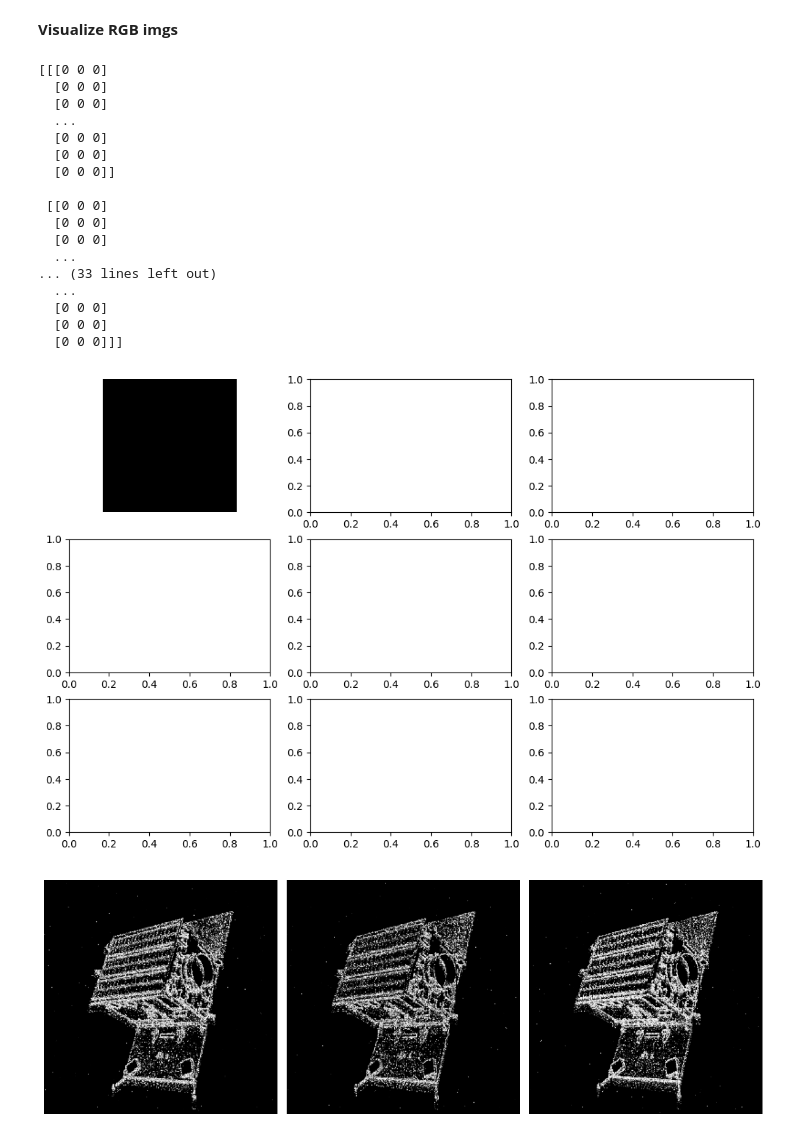
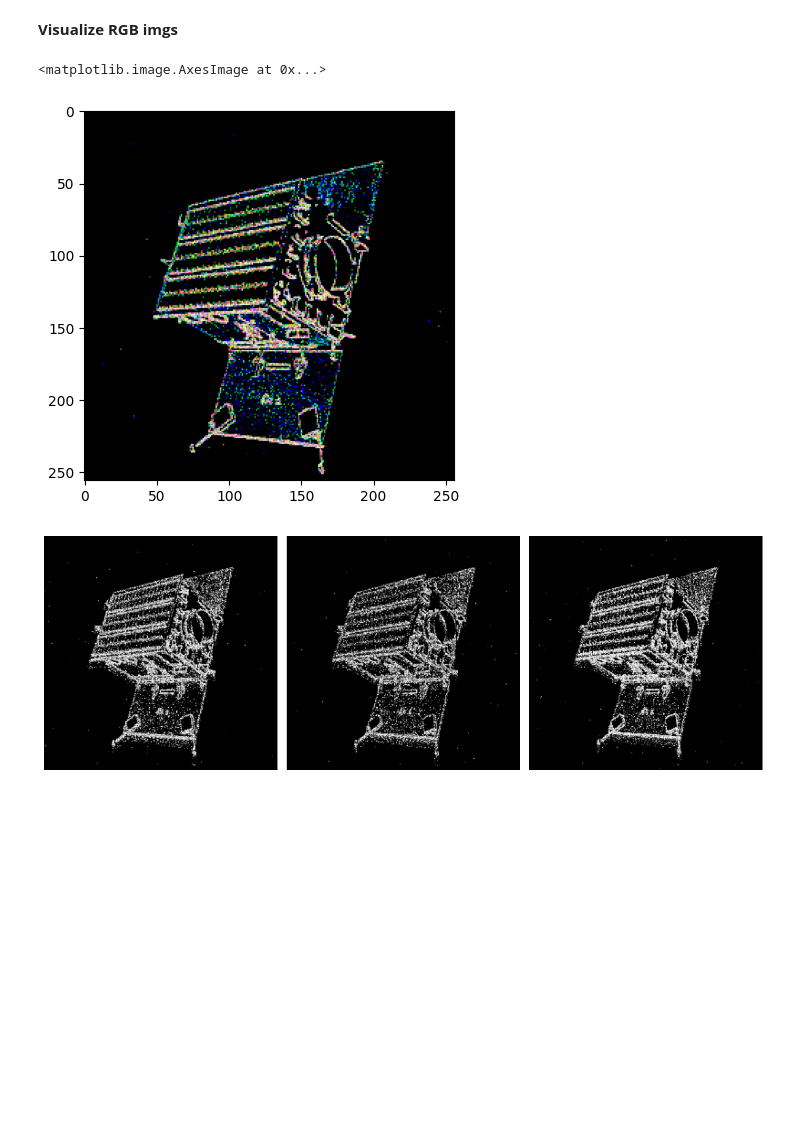
Before and after one commit to nc-fortiss/2024-nc-hackathon-AstroSpikes, a Jupyter notebook: DataLoading/data_loader_test.ipynb, the cells around one changed output. Cells and saved outputs as stored; diff of their text form; code cells hidden in the pictures; blank space fills up the shorter version.

Commit message:
Update data_loader_test.ipynb
RGB frames

```diff
--- a/DataLoading/data_loader_test.ipynb
+++ b/DataLoading/data_loader_test.ipynb
@@ -28,9 +28,10 @@ for frame in range(0, (len(sample_events)//3)*3, 3):
     #empty frame
     rgb_frame = np.zeros((256,256,3), dtype=np.uint8)
     #stack 3 frames into 3 channels
-    rgb_frame[:,:,0] = sample_events[frame]
-    rgb_frame[:,:,1] = sample_events[frame+1]
-    rgb_frame[:,:,2] = sample_events[frame+2]
+    #scale [0,1] to [0,255]
+    rgb_frame[:,:,0] = sample_events[frame]*255
+    rgb_frame[:,:,1] = sample_events[frame+1]*255
+    rgb_frame[:,:,2] = sample_events[frame+2]*255
 
     rgb_frames.append(rgb_frame)
 
@@ -39,54 +40,11 @@ print(rgb_frames[0].shape)
 (256, 256, 3)
 # %% [markdown]
 **Visualize RGB imgs**
-# %%
-import matplotlib.pyplot as plt
-
-print(rgb_frames[0])
-
-
-# def visualize_surfaces(surfaces):
-#     n_surfaces = len(surfaces)
-#     n_channels = surfaces[0].shape[2]
-#     fig, axs = plt.subplots(n_channels, n_surfaces, figsize=(12, 8))
-#     index = 0
-#     for i in range(n_surfaces):
-#         row = index % n_channels
-#         col = index // n_channels
-#         axs[row, col].imshow(surfaces[i])
-#         axs[row, col].axis('off')
-#     # fig, axs = plt.subplots(n_channels, n_surfaces, figsize=(12, 8))
-#     # index = 0
-#     # for i in range(n_surfaces):
-#     #     for j in range(n_channels):
-#     #         row = index % n_channels
-#     #         col = index // n_channels
-#     #         axs[row, col].imshow(surfaces[i, j])
-#     #         axs[row, col].axis('off')
-#     #         index += 1
-#     # plt.tight_layout()
-#     # plt.show()
-
-visualize_surfaces(rgb_frames[:3])
-# %% [output]
-[[[0 0 0]
-  [0 0 0]
-  [0 0 0]
-  ...
-  [0 0 0]
-  [0 0 0]
-  [0 0 0]]
-
- [[0 0 0]
-  [0 0 0]
-  [0 0 0]
-  ...
-... (33 lines left out)
-  ...
-  [0 0 0]
-  [0 0 0]
-  [0 0 0]]]
-[figure, removed]
+# %%
+plt.imshow(rgb_frames[0])
+# %% [output]
+<matplotlib.image.AxesImage at 0x...>
+[figure, added]
 # %%
 import matplotlib.pyplot as plt
 
```
